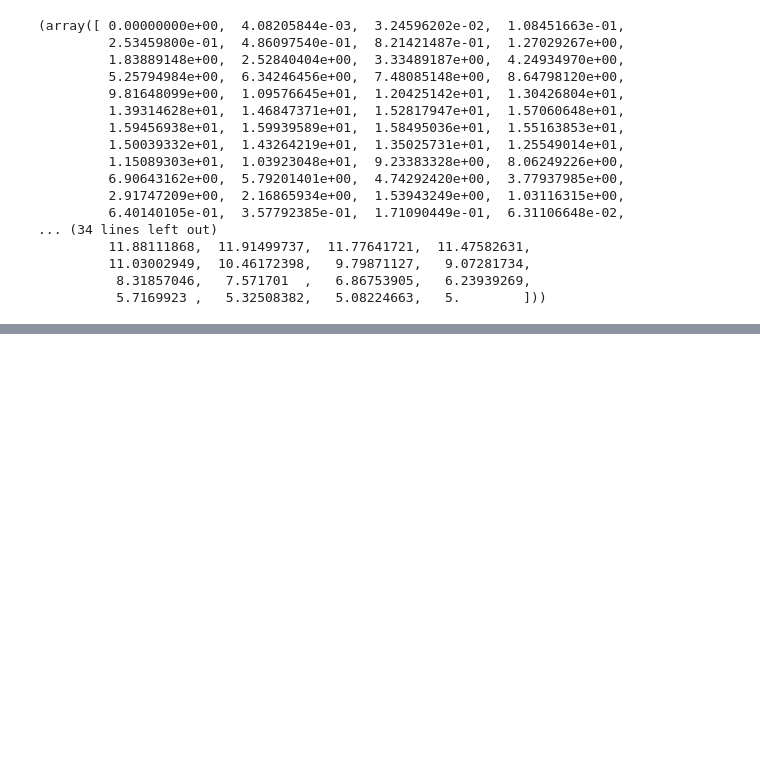
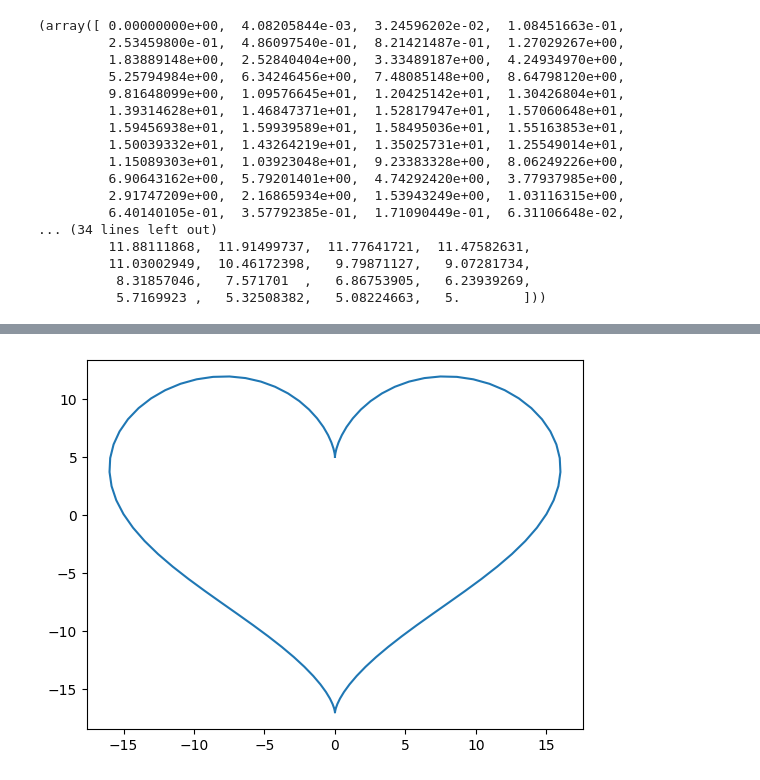
Before and after one commit to HerrMotz/AGDML-Lab, a Jupyter notebook: 00_Intro/00_Intro.ipynb, the cells around one changed output, grey strips where cells are left out. Saved outputs shown, nothing was run; the diff lists cells and outputs as text; code cells hidden in the pictures; blank space fills up the shorter version.

```diff
--- a/00_Intro/00_Intro.ipynb
+++ b/00_Intro/00_Intro.ipynb
@@ -256,0 +257,6 @@ plt.show()
+# %%
+x, y = some_func()
+plt.plot(x, y)
+plt.show()
+# %% [output]
+[figure, added]
```
Also changed, not shown: parts of 4 cells of this notebook.
